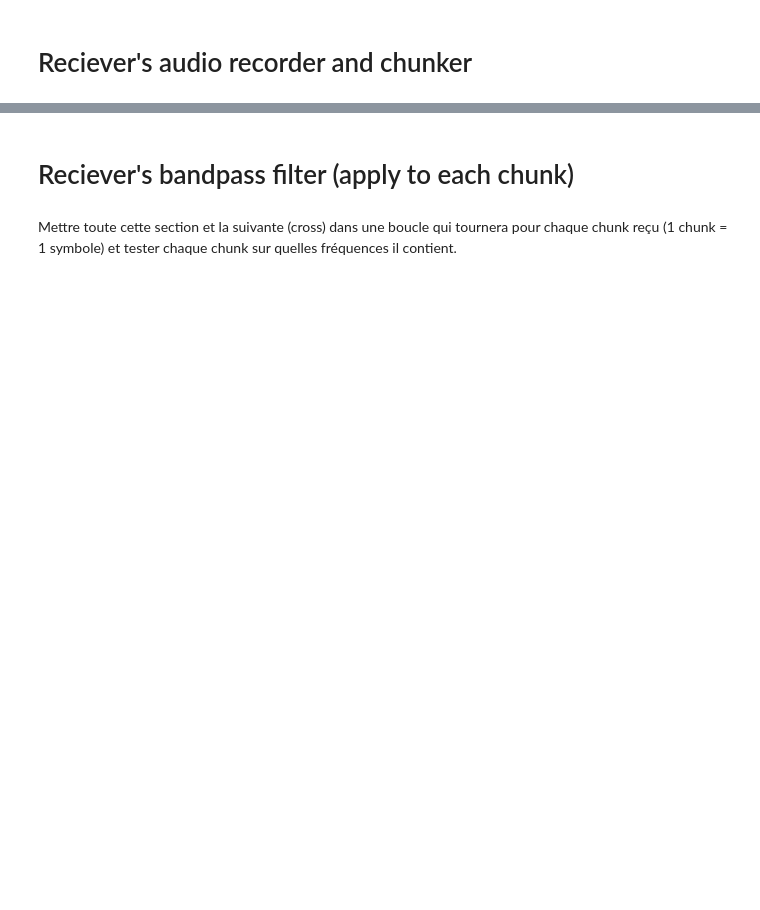
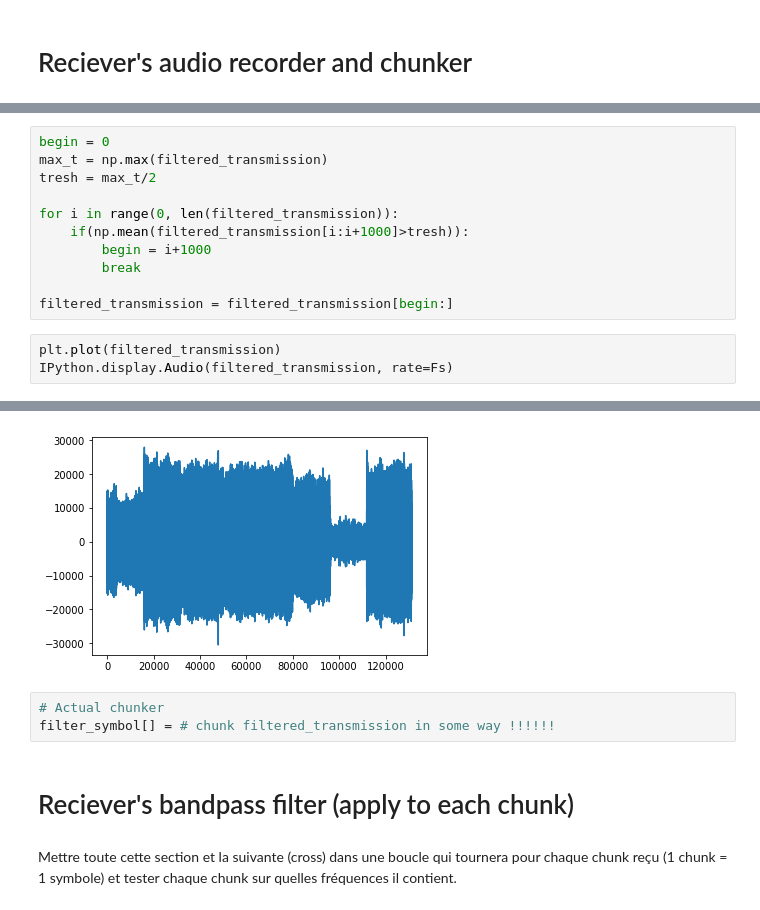
Before and after one commit to lucieperrotta/PDC, a Jupyter notebook: waveformFormer.ipynb, the cells around one changed output, grey strips where cells are left out. Saved outputs shown, nothing was run; the diff lists cells and outputs as text; blank space fills up the shorter version.

```diff
--- a/waveformFormer.ipynb
+++ b/waveformFormer.ipynb
@@ -196,0 +184,15 @@ raw_symbols[0]
+# %%
+begin = 0
+max_t = np.max(filtered_transmission)
+tresh = max_t/2
+
+for i in range(0, len(filtered_transmission)):
+    if(np.mean(filtered_transmission[i:i+1000]>tresh)):
+        begin = i+1000
+        break
+
+filtered_transmission = filtered_transmission[begin:]
+# %%
+plt.plot(filtered_transmission)
+IPython.display.Audio(filtered_transmission, rate=Fs)
+# %% [output]
@@ -197,3 +200,7 @@ raw_symbols[0]
+[figure, added]
+# %%
+# Actual chunker
+filter_symbol[] = # chunk filtered_transmission in some way !!!!!!
 # %% [markdown]
 # Reciever's bandpass filter (apply to each chunk)
 # %% [markdown]
```
Also changed, not shown: parts of 17 cells of this notebook.
